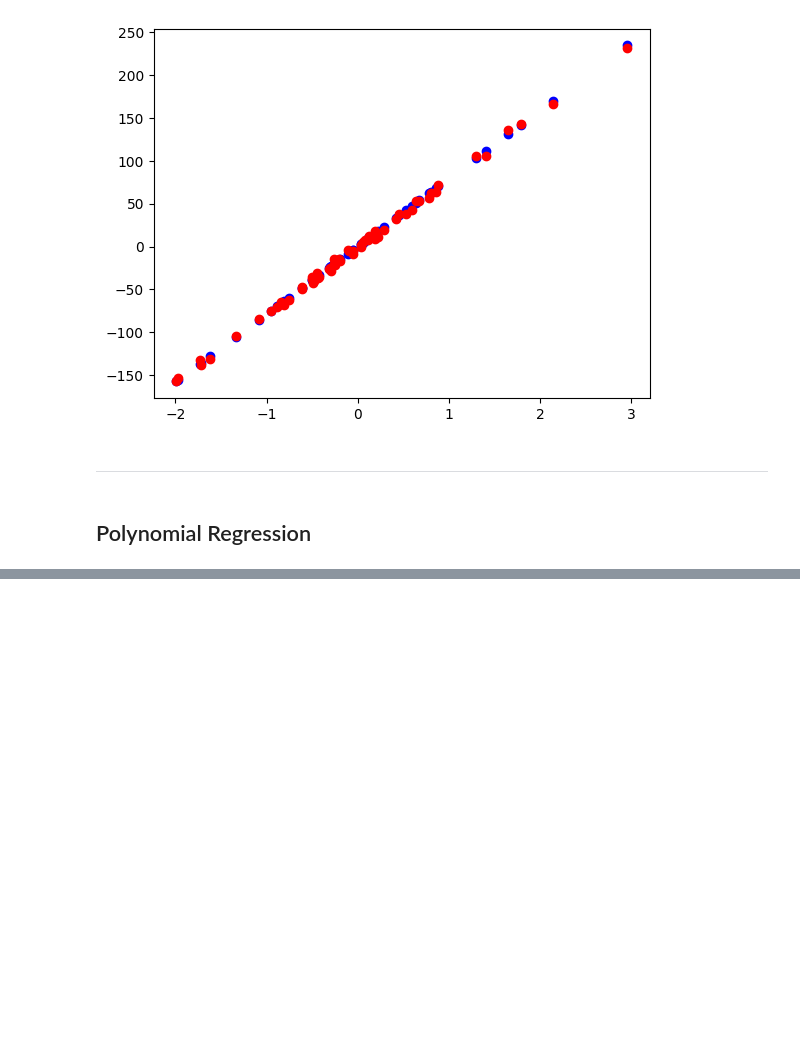
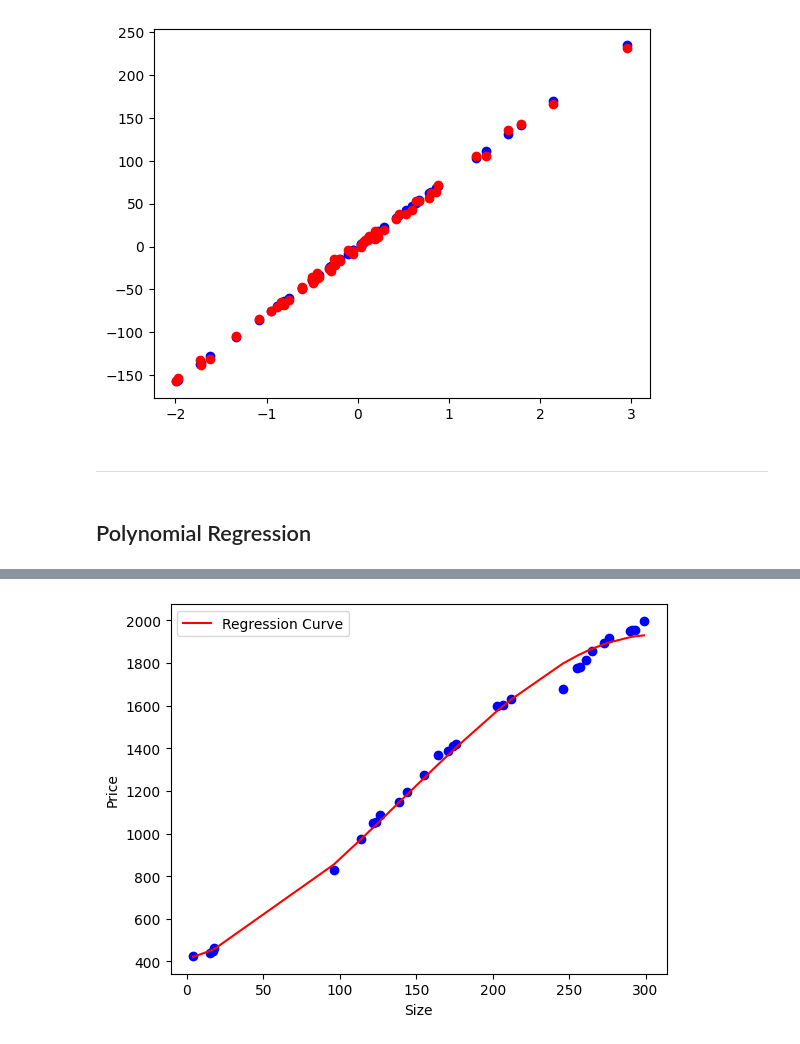
Before and after one commit to Ning306/Machine-learning-method-practice, a Jupyter notebook: 迴歸模型/迴歸.ipynb, the cells around one changed output, grey strips where cells are left out. Cells and saved outputs as stored; diff of their text form; code cells hidden in the pictures; blank space fills up the shorter version.

```diff
--- a/迴歸模型/迴歸.ipynb
+++ b/迴歸模型/迴歸.ipynb
@@ -196,0 +218,15 @@ print(random_numbers)
+# %%
+X_test_sorted = X_test.sort_values(by='X')
+y_pred_sorted = model.predict(X_test_sorted)
+# %%
+# 繪製回歸曲線
+plt.scatter(X_test, y_test,color = 'blue')
+plt.plot(X_test_sorted, y_pred_sorted, color='red', label='Regression Curve')
+
+# 添加圖例和標籤
+plt.xlabel("Size")
+plt.ylabel("Price")
+plt.legend()
+plt.show()
+# %% [output]
+[figure, added]
```
Also changed, not shown: parts of 9 cells of this notebook.
